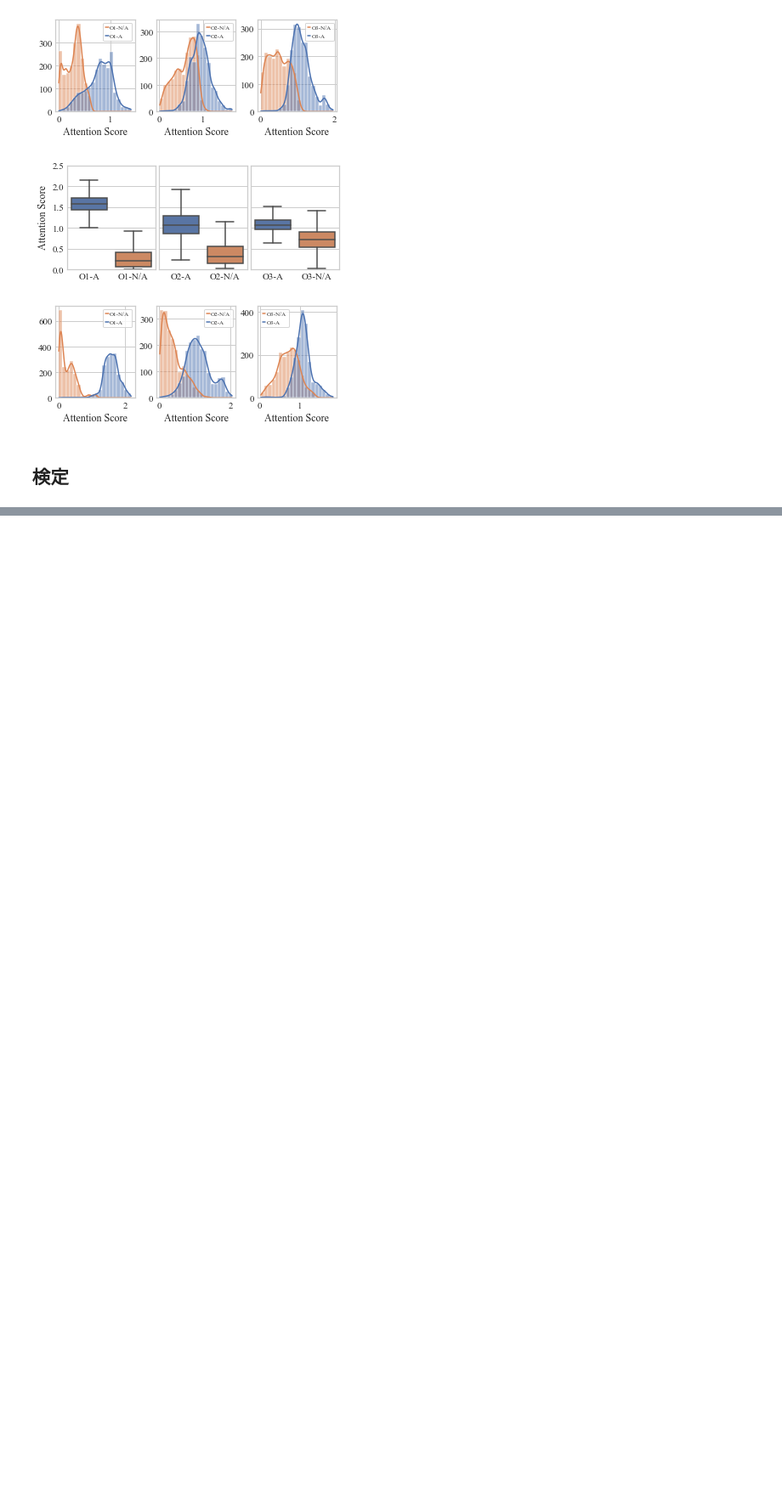
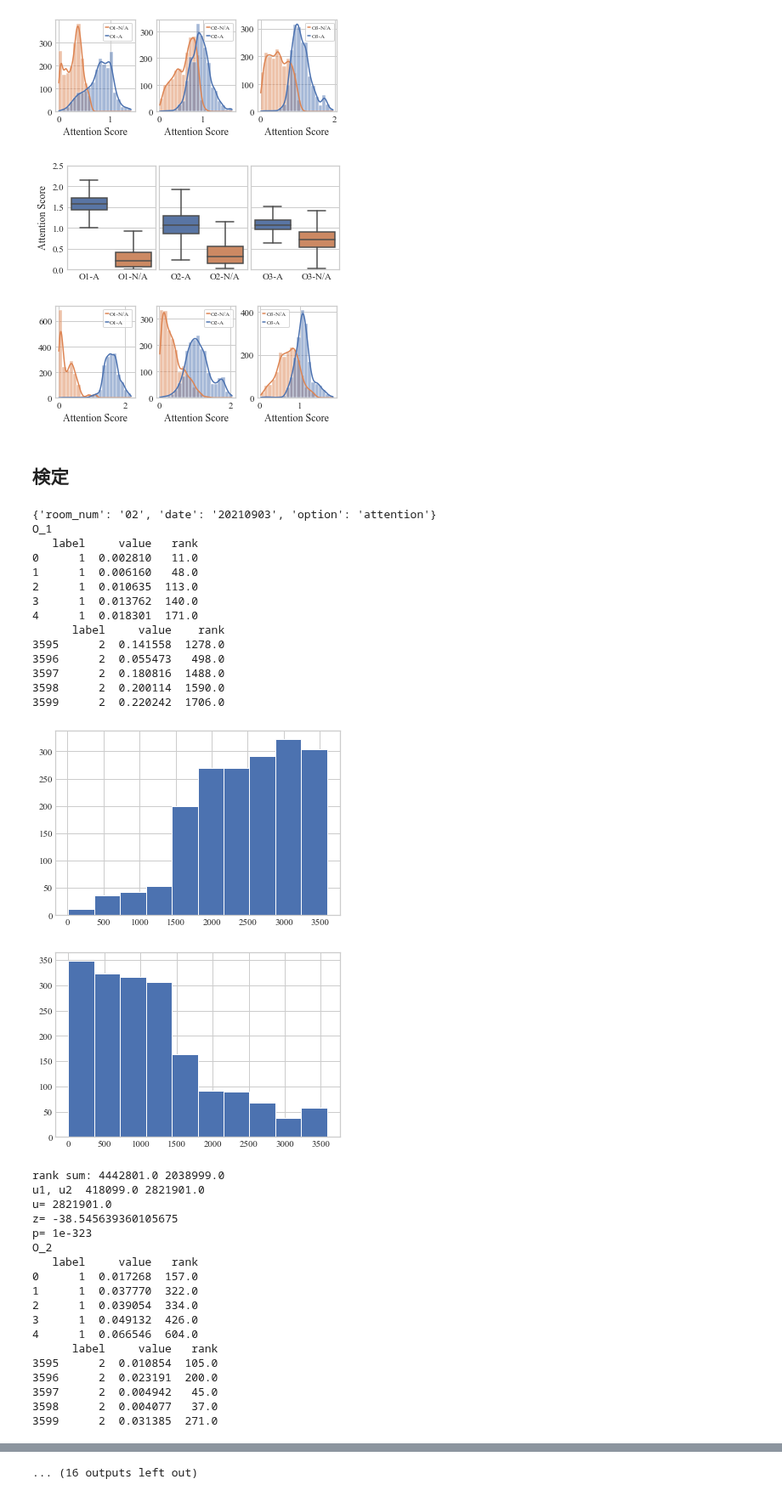
Before and after one commit to kojikojiprg/ova4gar, a Jupyter notebook: notebooks/group_activity/attention/plot.ipynb, the cells around one changed output, grey strips where cells are left out. Shown at 85% size. Saved outputs shown, nothing was run; the diff lists cells and outputs as text; code cells hidden in the pictures; blank space fills up the shorter version.

```diff
--- a/notebooks/group_activity/attention/plot.ipynb
+++ b/notebooks/group_activity/attention/plot.ipynb
@@ -394,0 +447,54 @@ from scipy import stats
+# %%
+for setting in data_settings:
+    print(setting)
+    room_num = setting['room_num']
+    date = setting['date']
+    opt = setting['option']
+
+    for i in range(3):
+        print(f"O_{i + 1}")
+        key1 = f"{room_num}_{date}_{i + 1:02d}_{1}"
+        key2 = f"{room_num}_{date}_04_{i + 1}"
+        data1 = list(likelihood_dict[key1].values())
+        data2 = list(likelihood_dict[key2].values())
+        data = data1 + data2
+
+        data1 = (np.array(data1) - np.min(data)) / (np.max(data) - np.min(data))
+        data2 = (np.array(data2) - np.min(data)) / (np.max(data) - np.min(data))
+
+        mwu(data1, data2)
+# %% [output]
+{'room_num': '02', 'date': '20210903', 'option': 'attention'}
+O_1
+   label     value   rank
+0      1  0.002810   11.0
+1      1  0.006160   48.0
+2      1  0.010635  113.0
+3      1  0.013762  140.0
+4      1  0.018301  171.0
+      label     value    rank
+3595      2  0.141558  1278.0
+3596      2  0.055473   498.0
+3597      2  0.180816  1488.0
+3598      2  0.200114  1590.0
+3599      2  0.220242  1706.0
+[figure, added]
+[figure, added]
+rank sum: 4442801.0 2038999.0
+u1, u2  418099.0 2821901.0
+u= 2821901.0
+z= -38.545639360105675
+p= 1e-323
+O_2
+   label     value   rank
+0      1  0.017268  157.0
+1      1  0.037770  322.0
+2      1  0.039054  334.0
+3      1  0.049132  426.0
+4      1  0.066546  604.0
+      label     value   rank
+3595      2  0.010854  105.0
+3596      2  0.023191  200.0
+3597      2  0.004942   45.0
+3598      2  0.004077   37.0
+3599      2  0.031385  271.0
@@ -395,3 +544,4 @@ from scipy import stats
+... (16 outputs left out)
 # %%
 for setting in data_settings:
     print(setting)
```
Also changed, not shown: parts of 4 cells of this notebook, 1 other file.
